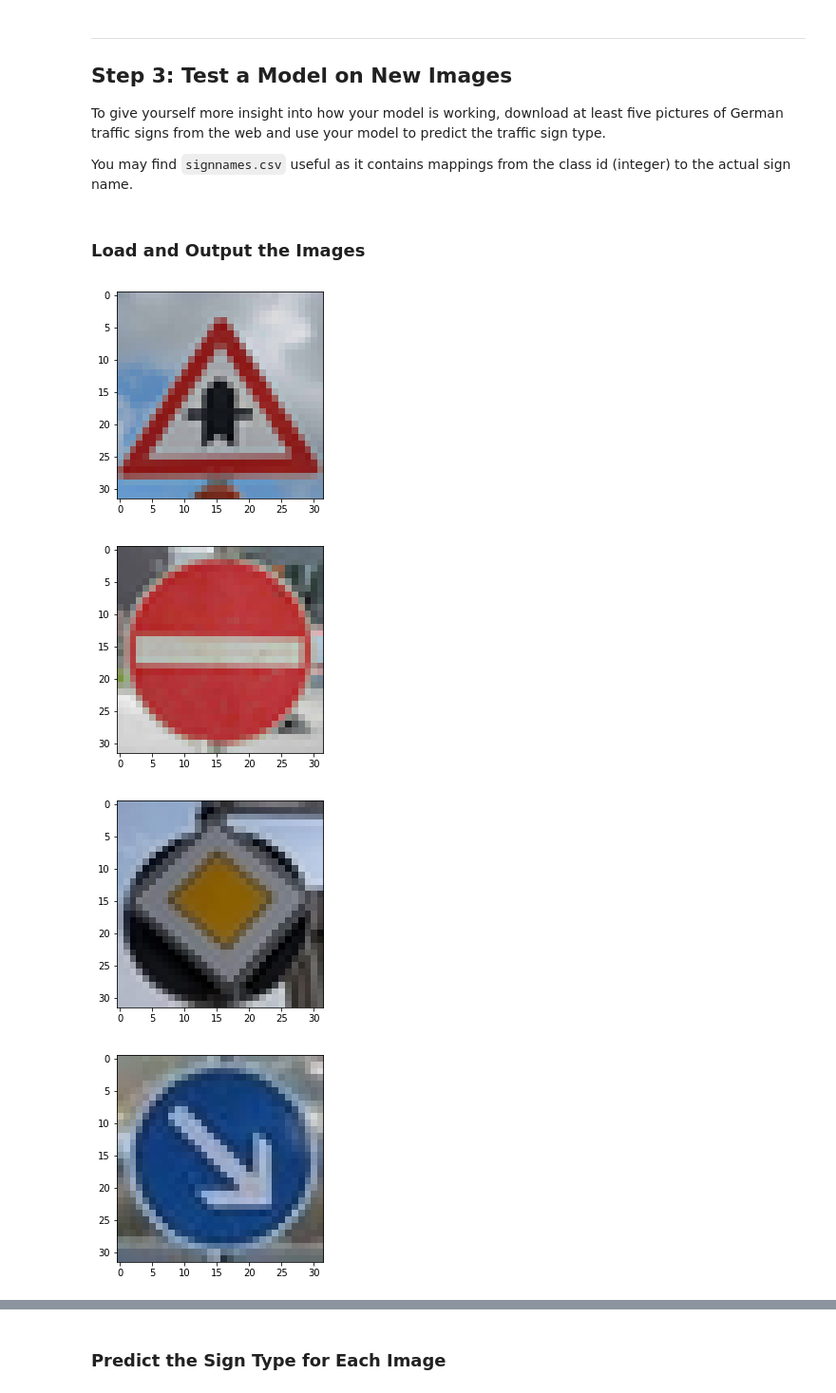
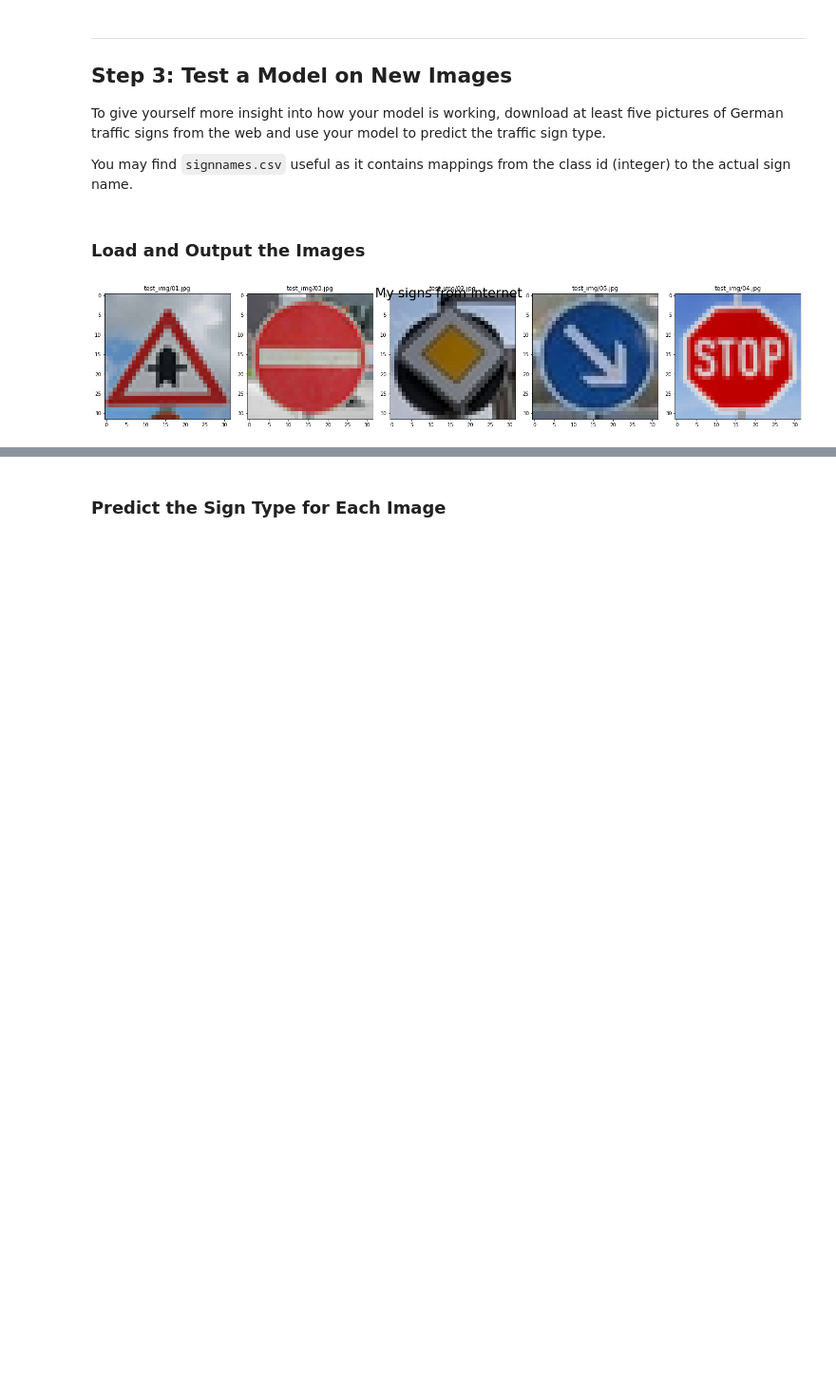
Before and after one commit to faabdal1/Udacity_nanodegree, a Jupyter notebook: Project_3_Traffic-Sign-Classifier-Project_per/Traffic_Sign_Classifier.ipynb, the cells around one changed output, grey strips where cells are left out. Shown at 95% size. Saved outputs shown, nothing was run; the diff lists cells and outputs as text; code cells hidden in the pictures; blank space fills up the shorter version.

```diff
--- a/Project_3_Traffic-Sign-Classifier-Project_per/Traffic_Sign_Classifier.ipynb
+++ b/Project_3_Traffic-Sign-Classifier-Project_per/Traffic_Sign_Classifier.ipynb
@@ -415,18 +366,30 @@ You may find `signnames.csv` useful as it contains mappings from the class id (i
 # %%
 ### Load the images and plot them here.
 ### Feel free to use as many code cells as needed.
 
+def images_show(images, names):
+    nCols = len(images)
+    f = plt.figure( figsize=(4*nCols, 4))
+    f.suptitle('My signs from internet', fontsize=26)
+
+    for i in range(nCols):
+        f.add_subplot(1,nCols, i+1)
+        plt.title(names[i])
+        plt.imshow(images[i])
+    f.tight_layout()
+    plt.show()
+
+imageNames = glob.glob('test_img/*.jpg')
 
 folder = "./test_img/"
 signs = []
+presentation = []
 for filename in os.listdir(folder):
     img = cv2.imread(os.path.join(folder,filename))
     if img is not None:
-        signs.append(img)
-        plt.figure()
-        plt.imshow(cv2.cvtColor(img, cv2.COLOR_RGB2BGR))
+        signs.append(cv2.cvtColor(img, cv2.COLOR_RGB2BGR))
+        presentation.append(cv2.cvtColor(img, cv2.COLOR_RGB2BGR))
+
+images_show(presentation, imageNames)
 # %% [output]
-[figure, old version]
+[figure, new version]
-[figure, removed]
-[figure, removed]
-[figure, removed]
```
Also changed, not shown: parts of 14 cells of this notebook, 6 other files.
